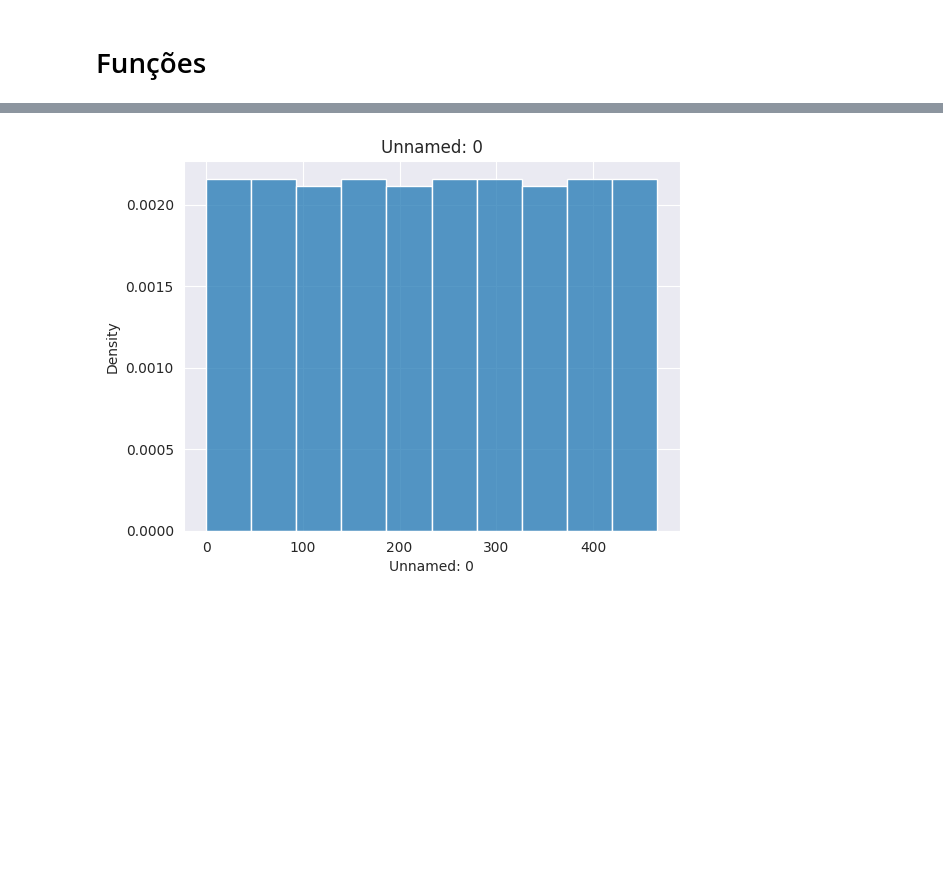
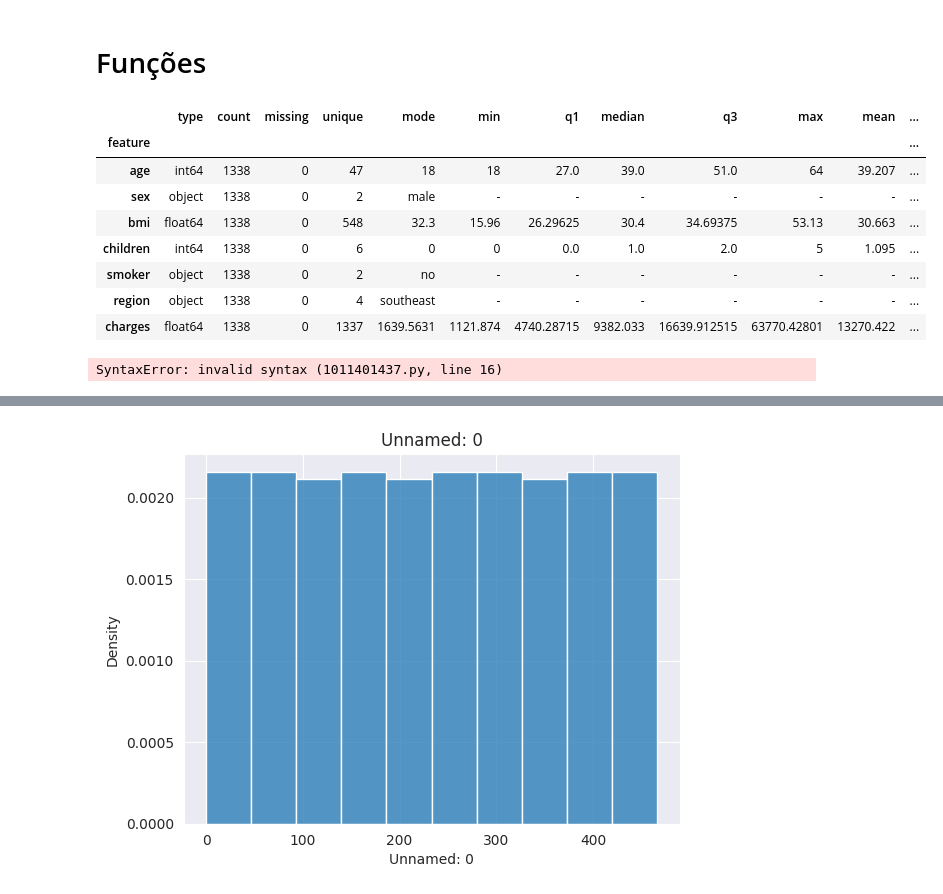
Before and after one commit to RodolfoPCruz/eda_toolkit, a Jupyter notebook: notebooks/univariate_statistics.ipynb, the cells around one changed output, grey strips where cells are left out. Drawn from its saved outputs; the diff is of its cells as text; code cells hidden in the pictures; blank space fills up the shorter version.

```diff
--- a/notebooks/univariate_statistics.ipynb
+++ b/notebooks/univariate_statistics.ipynb
@@ -89,16 +91,37 @@ def univariate_statistics(df : pd.DataFrame, round_to: int = 3) -> pd.DataFrame:
                               mean_, std_, skew, kurtosis]
 
     return output_df
+# %%
+x = univariate_statistics(insurance)
+# %%
+x
+# %% [output]
+|  | type | count | missing | unique | mode | min | q1 | median | q3 | max | mean | ... |
+| feature |  |  |  |  |  |  |  |  |  |  |  | ... |
+| age | int64 | 1338 | 0 | 47 | 18 | 18 | 27.0 | 39.0 | 51.0 | 64 | 39.207 | ... |
+| sex | object | 1338 | 0 | 2 | male | - | - | - | - | - | - | ... |
+| bmi | float64 | 1338 | 0 | 548 | 32.3 | 15.96 | 26.29625 | 30.4 | 34.69375 | 53.13 | 30.663 | ... |
+| children | int64 | 1338 | 0 | 6 | 0 | 0 | 0.0 | 1.0 | 2.0 | 5 | 1.095 | ... |
+| smoker | object | 1338 | 0 | 2 | no | - | - | - | - | - | - | ... |
+| region | object | 1338 | 0 | 4 | southeast | - | - | - | - | - | - | ... |
+| charges | float64 | 1338 | 0 | 1337 | 1639.5631 | 1121.874 | 4740.28715 | 9382.033 | 16639.912515 | 63770.42801 | 13270.422 | ... |
 # %%
-def plotar_histograms_countplots(df):
+def plot_histograms_countplots(df: pd.DataFrame, list_of_features: list = None) -> None:
 
     '''
-    Função para plotar histogramaspara variáveis numéricas e gráficos de contagem para variáveis categóricas
+    The function plots histogram for numeric features and countplots for categorical features.
 
     Args:
-        df (pd.DataFrame): Dataframe com os dados a serem analisados
+        df (pd.DataFrame): data to be plotted
+        list_of_feature: features to be plotted. If None, all numerical and categorical features in df will
+                         be plotted
     '''
-    for col in df.columns:
+
+    if list_of_features is None:
+        list_of_features = df.columns
+
+
+    for col in list_of_features:
         if pd.api.types.is_numeric_dtype(df[col]):
             plt.title(col)
             sns.histplot(df[col], stat = 'density')
@@ -108,6 +131,8 @@ def plotar_histograms_countplots(df):
             if df[col].nunique() > 10:
                 plt.xticks(rotation = 90)
         plt.show()
+# %% [output]
+SyntaxError: invalid syntax (1011401437.py, line 16)
 # %%
 x = univariate_statistics(nba)
 # %%
```
Also changed, not shown: parts of 1 cell of this notebook, 1 other file.
